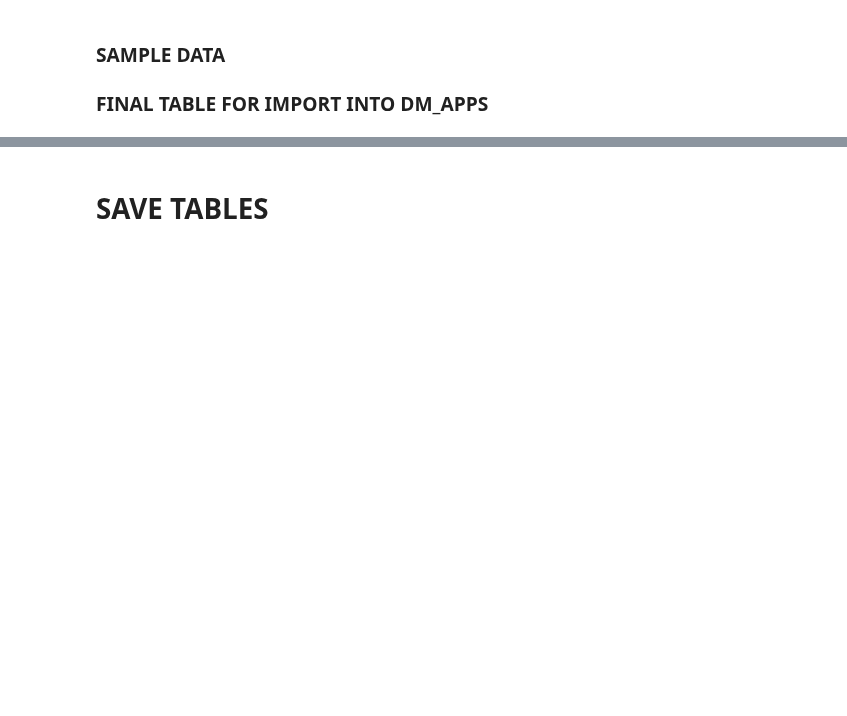
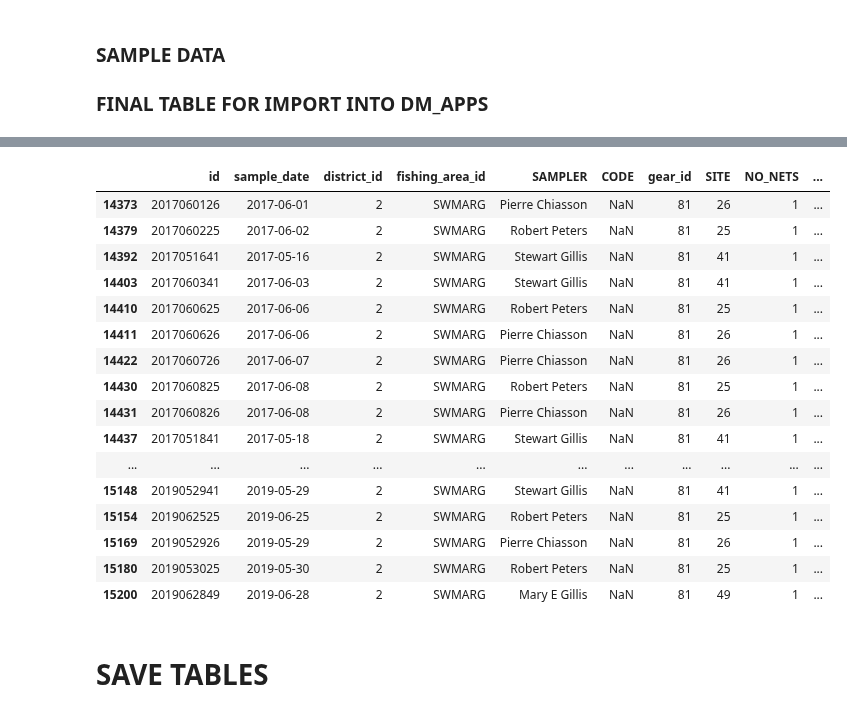
Before and after one commit to dfo-gulf-science/Gaspereau, a Jupyter notebook: 10. Cleaning and Creating Tables.ipynb, the cells around one changed output, grey strips where cells are left out. Saved outputs shown, nothing was run; the diff lists cells and outputs as text; code cells hidden in the pictures; blank space fills up the shorter version.

```diff
--- a/10. Cleaning and Creating Tables.ipynb
+++ b/10. Cleaning and Creating Tables.ipynb
@@ -472,0 +528,16 @@ df_SD.comments.unique()
+# %%
+check_for_comments = ['comments', 'bycatch_sbass', 'bycatch_shad', 'bycatch_other']
+
+# update bycatch fields to text fields
+df_SD.loc[df_SD['bycatch_sbass'].notna(), 'comment_sbass'] = 'bycatch_sbass: ' + df_SD[df_SD['bycatch_sbass'].notna()]['bycatch_sbass'].astype(int).astype(str)
+df_SD.loc[df_SD['bycatch_shad'].notna(), 'comment_shad'] = 'bycatch_shad: ' + df_SD[df_SD['bycatch_shad'].notna()]['bycatch_shad'].astype(int).astype(str)
+df_SD.loc[df_SD['bycatch_other'].notna(), 'comment_other'] = 'bycatch_other: ' + df_SD[df_SD['bycatch_other'].notna()]['bycatch_other']
+
+# combine with semicolon to make remarks field
+df_SD['remarks'] = df_SD[['comments', 'comment_sbass', 'comment_shad', 'comment_other']].apply(lambda x: '; '.join(x.dropna()), axis=1)
+
+# set empty strings to NaN
+df_SD.loc[df_SD.remarks == '', 'remarks'] = np.nan
+
+# drop extra bycatch string columns
+df_SD = df_SD.drop(['comment_sbass', 'comment_shad', 'comment_other'], axis=1)
@@ -667,10 +748,11 @@ rename_SD = {
     'wt_lbs': 'sample_weight_lbs'
 }
 
+# JOIN with Length Frequency table to get sample weight
 gaspereau_sample = pd.merge(
     df_SD[[
         'id', 'DATETIME', 'DIST', 'RIVER', 'NAME', 'code', 'GEAR', 'SITE1', 'no_nets', 'catch_lbs', 'hours_fished',
-        'zone', 'last_name', 'comments', 'bycatch_sbass', 'bycatch_shad', 'bycatch_other'
+        'zone', 'last_name', 'comments', 'bycatch_sbass', 'bycatch_shad', 'bycatch_other', 'remarks'
     ]],
     df_LF[['id', 'wt_lbs']],
     on='id',
@@ -679,3 +776,23 @@ gaspereau_sample = pd.merge(
+# %%
+gaspereau_sample[gaspereau_sample.remarks.notna()]
+# %% [output]
+|  | id | sample_date | district_id | fishing_area_id | SAMPLER | CODE | gear_id | SITE | NO_NETS | ... |
+| 14373 | 2017060126 | 2017-06-01 | 2 | SWMARG | Pierre Chiasson | NaN | 81 | 26 | 1 | ... |
+| 14379 | 2017060225 | 2017-06-02 | 2 | SWMARG | Robert Peters | NaN | 81 | 25 | 1 | ... |
+| 14392 | 2017051641 | 2017-05-16 | 2 | SWMARG | Stewart Gillis | NaN | 81 | 41 | 1 | ... |
+| 14403 | 2017060341 | 2017-06-03 | 2 | SWMARG | Stewart Gillis | NaN | 81 | 41 | 1 | ... |
+| 14410 | 2017060625 | 2017-06-06 | 2 | SWMARG | Robert Peters | NaN | 81 | 25 | 1 | ... |
+| 14411 | 2017060626 | 2017-06-06 | 2 | SWMARG | Pierre Chiasson | NaN | 81 | 26 | 1 | ... |
+| 14422 | 2017060726 | 2017-06-07 | 2 | SWMARG | Pierre Chiasson | NaN | 81 | 26 | 1 | ... |
+| 14430 | 2017060825 | 2017-06-08 | 2 | SWMARG | Robert Peters | NaN | 81 | 25 | 1 | ... |
+| 14431 | 2017060826 | 2017-06-08 | 2 | SWMARG | Pierre Chiasson | NaN | 81 | 26 | 1 | ... |
+| 14437 | 2017051841 | 2017-05-18 | 2 | SWMARG | Stewart Gillis | NaN | 81 | 41 | 1 | ... |
+| ... | ... | ... | ... | ... | ... | ... | ... | ... | ... | ... |
+| 15148 | 2019052941 | 2019-05-29 | 2 | SWMARG | Stewart Gillis | NaN | 81 | 41 | 1 | ... |
+| 15154 | 2019062525 | 2019-06-25 | 2 | SWMARG | Robert Peters | NaN | 81 | 25 | 1 | ... |
+| 15169 | 2019052926 | 2019-05-29 | 2 | SWMARG | Pierre Chiasson | NaN | 81 | 26 | 1 | ... |
+| 15180 | 2019053025 | 2019-05-30 | 2 | SWMARG | Robert Peters | NaN | 81 | 25 | 1 | ... |
+| 15200 | 2019062849 | 2019-06-28 | 2 | SWMARG | Mary E Gillis | NaN | 81 | 49 | 1 | ... |
 # %% [markdown]
 # SAVE TABLES
 # %%
```
Also changed, not shown: parts of 13 cells of this notebook.
